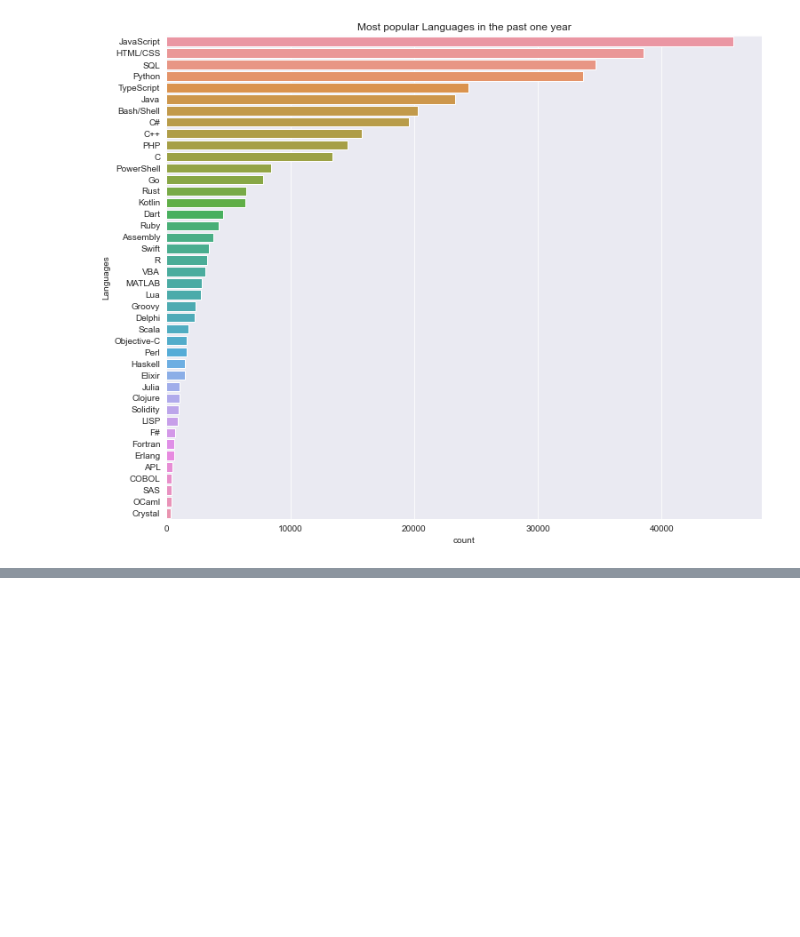
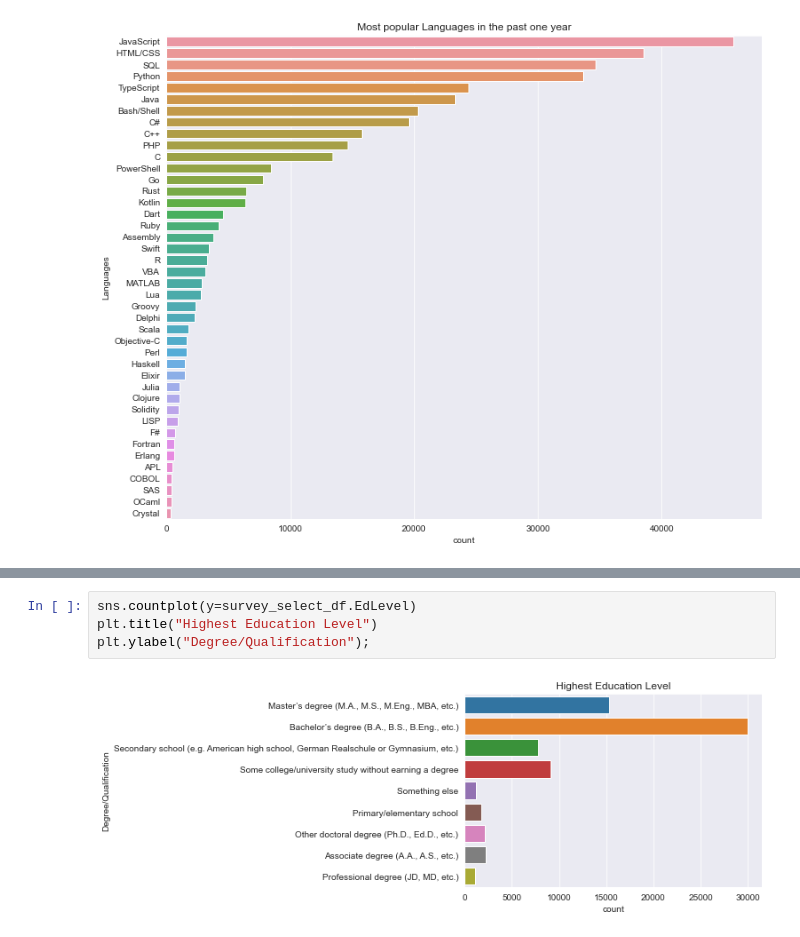
Before and after one commit to piyushrj100/Data_analysis, a Jupyter notebook: StackOverflow2022_EDA/Survey_2022.ipynb, the cells around one changed output, grey strips where cells are left out. Cells and saved outputs as stored; diff of their text form; blank space fills up the shorter version.

```diff
--- a/StackOverflow2022_EDA/Survey_2022.ipynb
+++ b/StackOverflow2022_EDA/Survey_2022.ipynb
@@ -436,0 +493,6 @@ Text(0, 0.5, 'Languages')
+# %%
+sns.countplot(y=survey_select_df.EdLevel)
+plt.title("Highest Education Level")
+plt.ylabel("Degree/Qualification");
+# %% [output]
+[figure, added]
```
Also changed, not shown: parts of 14 cells of this notebook.
